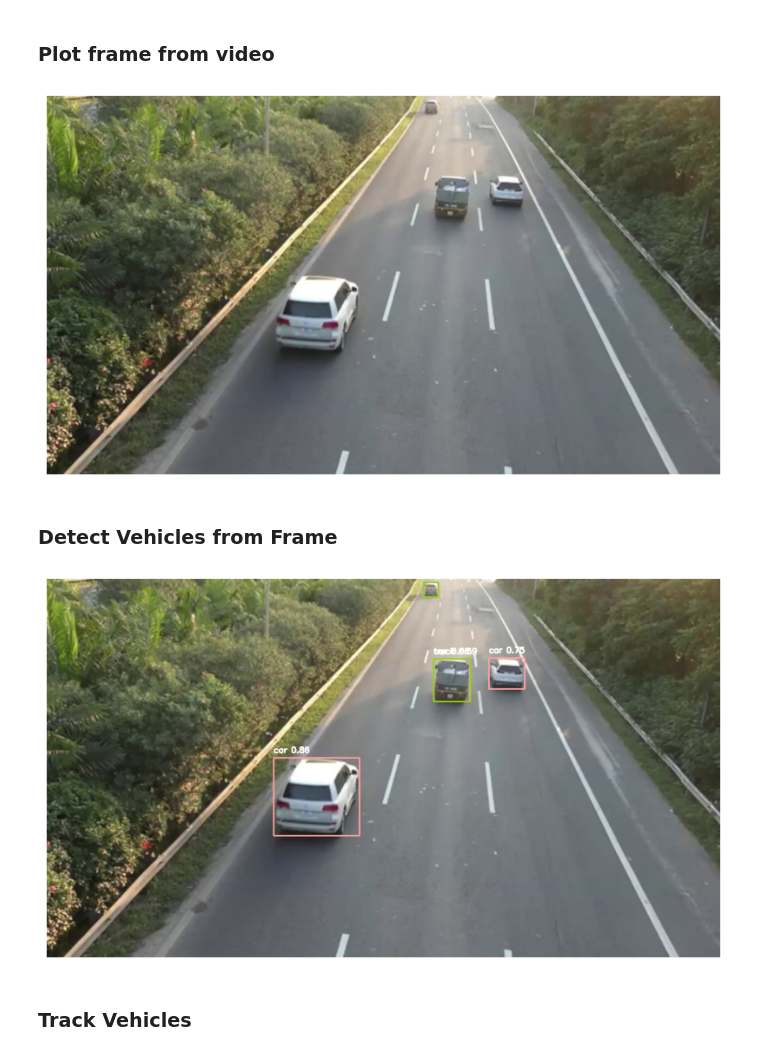
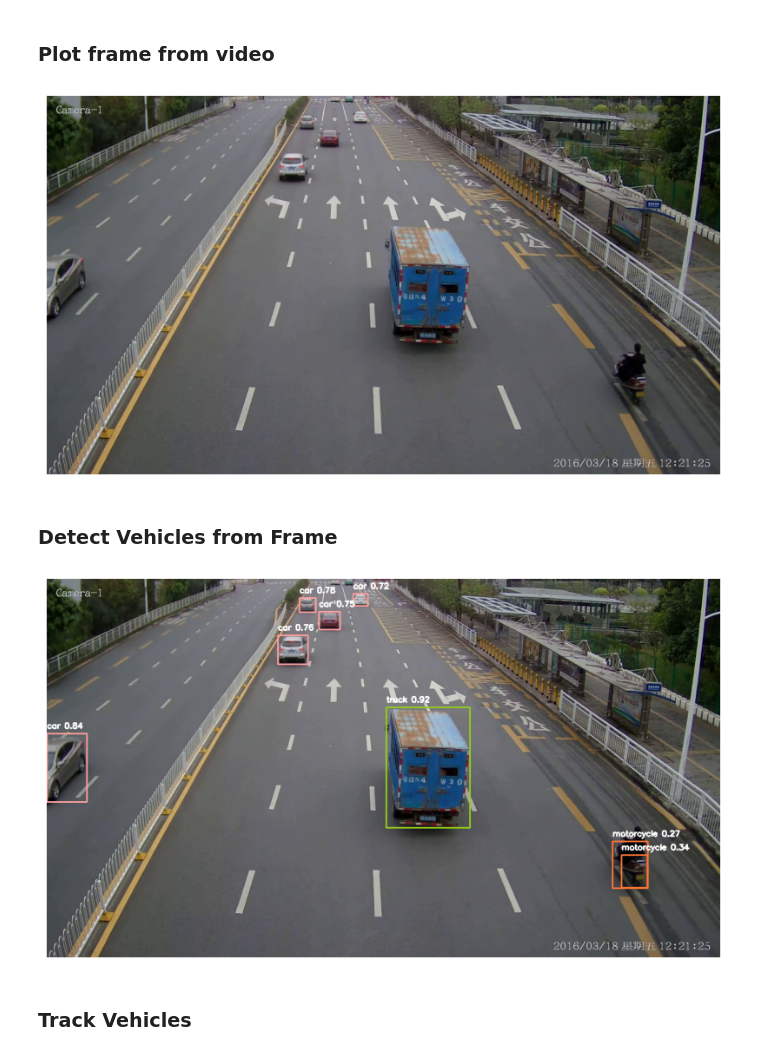
Before and after one commit to salam-07/DriveTRACE, a Jupyter notebook: Detection/detection_test.ipynb, the cells around one changed output. Saved outputs shown, nothing was run; the diff lists cells and outputs as text; code cells hidden in the pictures.

Commit message:
Test Speed Detection

```diff
--- a/Detection/detection_test.ipynb
+++ b/Detection/detection_test.ipynb
@@ -24,13 +24,13 @@ classes = [2, 3, 5, 7]
 ### Plot frame from video
 # %%
 #create a frame generator
-generator = sv.get_video_frames_generator('test1.mp4')
+generator = sv.get_video_frames_generator('test2.mp4')
 
 iterator = iter(generator)
 frame = next(iterator)
 sv.plot_image(frame, (10, 10))
 # %% [output]
-[figure, old version]
+[figure, new version]
 # %% [markdown]
 ### Detect Vehicles from Frame
 # %%
@@ -63,7 +63,7 @@ for box, label in zip(detections.xyxy, labels):
 
 sv.plot_image(annotated_frame, (10, 10))
 # %% [output]
-[figure, old version]
+[figure, new version]
 # %% [markdown]
 ### Track Vehicles
 # %%
```
Also changed, not shown: parts of 4 cells of this notebook.
